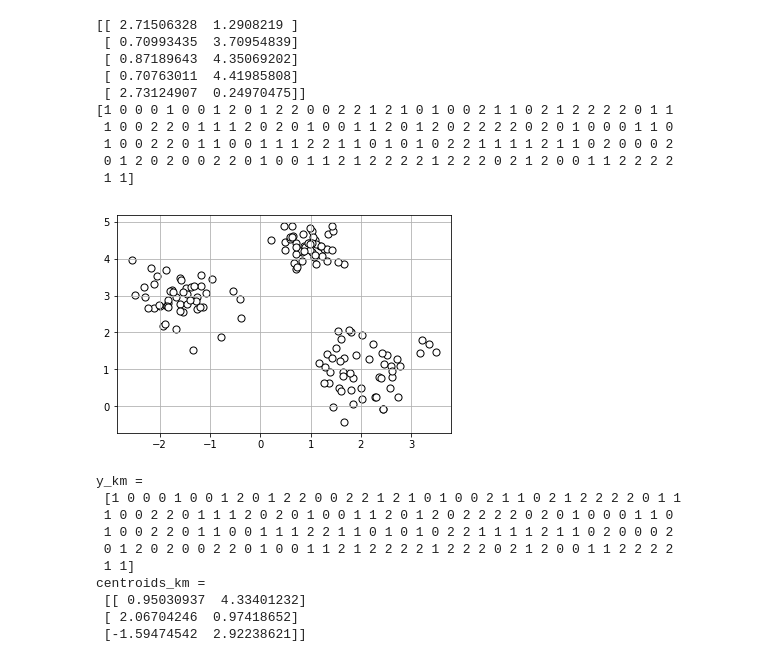
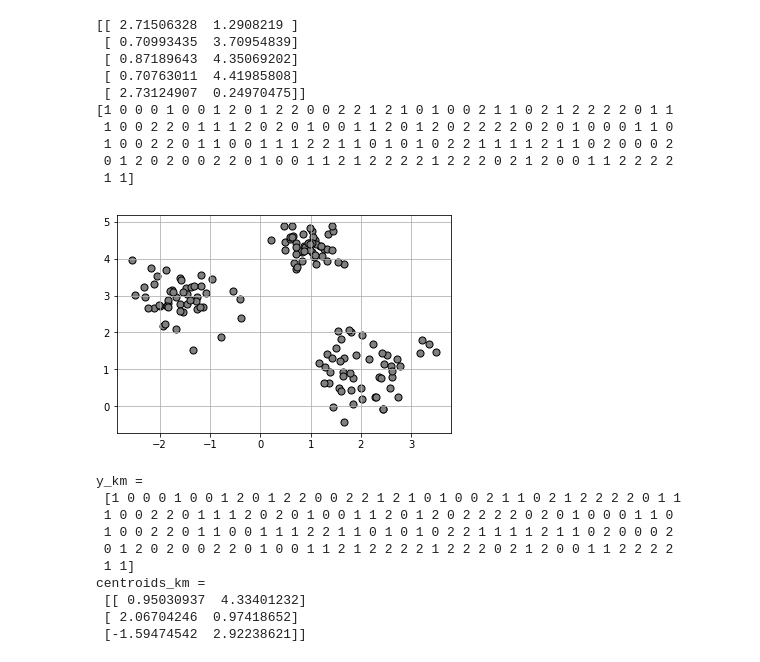
Before and after one commit to 1n4001/g11project06, a Jupyter notebook: kmeans.ipynb, the cells around one changed output. Saved outputs shown, nothing was run; the diff lists cells and outputs as text; code cells hidden in the pictures.

```diff
--- a/kmeans.ipynb
+++ b/kmeans.ipynb
@@ -23,14 +150,14 @@ print(y)
  0 1 2 0 2 0 0 2 2 0 1 0 0 1 1 2 1 2 2 2 2 1 2 2 2 0 2 1 2 0 0 1 1 2 2 2 2
  1 1]
 # %%
-import matplotlib.pyplot as plt
+plt.clf()
 plt.scatter(X[:, 0],
             X[:, 1],
-            c='white',
+            c=[0.5,0.5,0.5],
             marker='o',
             edgecolors='black',
             s=50)
 plt.grid()
 plt.show()
 # %% [output]
-[figure, old version]
+[figure, new version]
```
Also changed, not shown: parts of 9 cells of this notebook.
